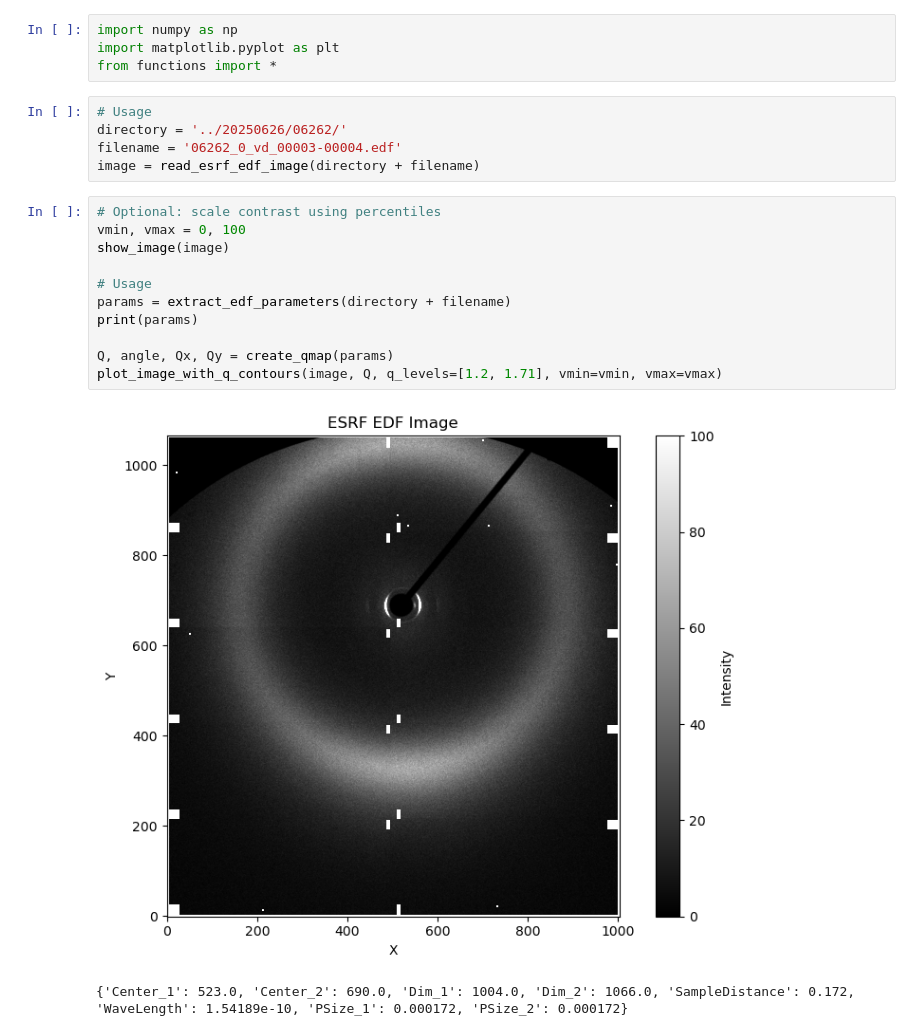
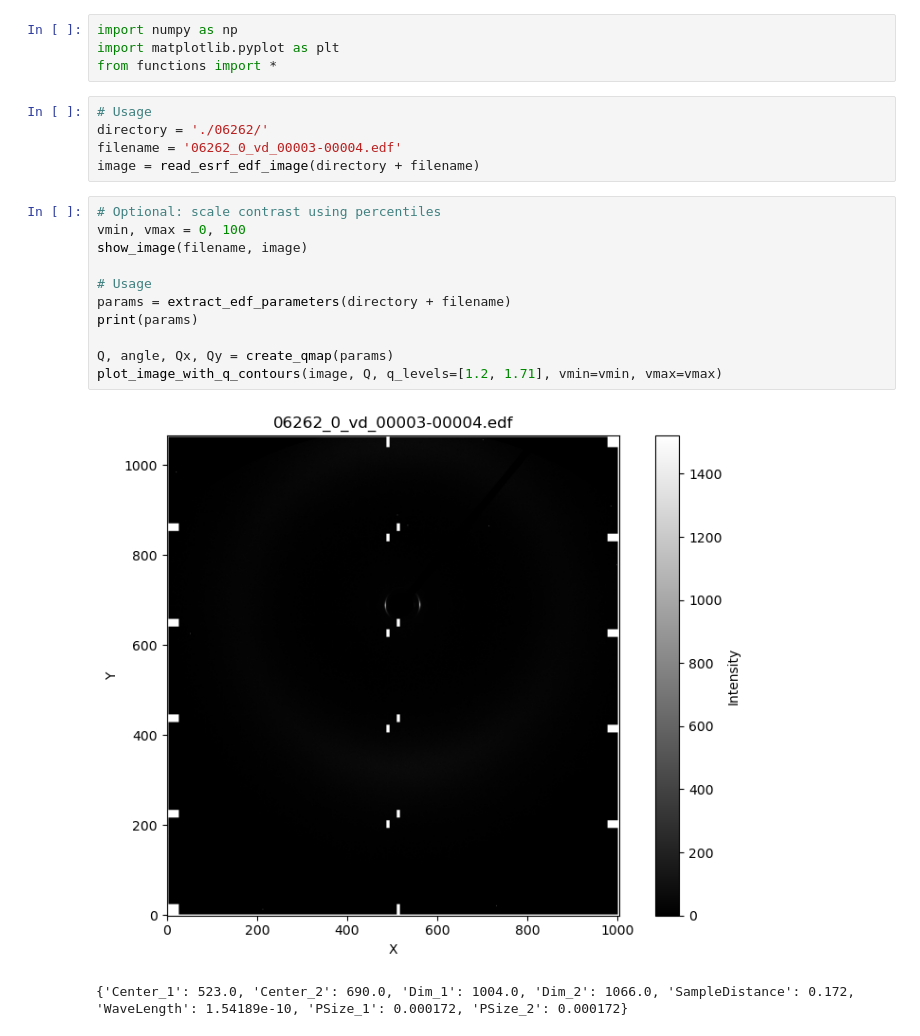
Before and after one commit to AmatuerKen/Order-parameter-from-SAXS-WAXS, a Jupyter notebook: Create_qmap.ipynb, the cells around one changed output. Drawn from its saved outputs; the diff is of its cells as text.

```diff
--- a/Create_qmap.ipynb
+++ b/Create_qmap.ipynb
@@ -4,20 +4,20 @@ import matplotlib.pyplot as plt
 from functions import *
 # %%
 # Usage
-directory = '../20250626/06262/'
+directory = './06262/'
 filename = '06262_0_vd_00003-00004.edf'
 image = read_esrf_edf_image(directory + filename)
 # %%
 # Optional: scale contrast using percentiles
 vmin, vmax = 0, 100
-show_image(image)
+show_image(filename, image)
 
 # Usage
 params = extract_edf_parameters(directory + filename)
 print(params)
 
 Q, angle, Qx, Qy = create_qmap(params)
 plot_image_with_q_contours(image, Q, q_levels=[1.2, 1.71], vmin=vmin, vmax=vmax)
 # %% [output]
-[figure, old version]
+[figure, new version]
 {'Center_1': 523.0, 'Center_2': 690.0, 'Dim_1': 1004.0, 'Dim_2': 1066.0, 'SampleDistance': 0.172, 'WaveLength': 1.54189e-10, 'PSize_1': 0.000172, 'PSize_2': 0.000172}
```
Also changed, not shown: parts of 2 cells of this notebook, 1 other file.
